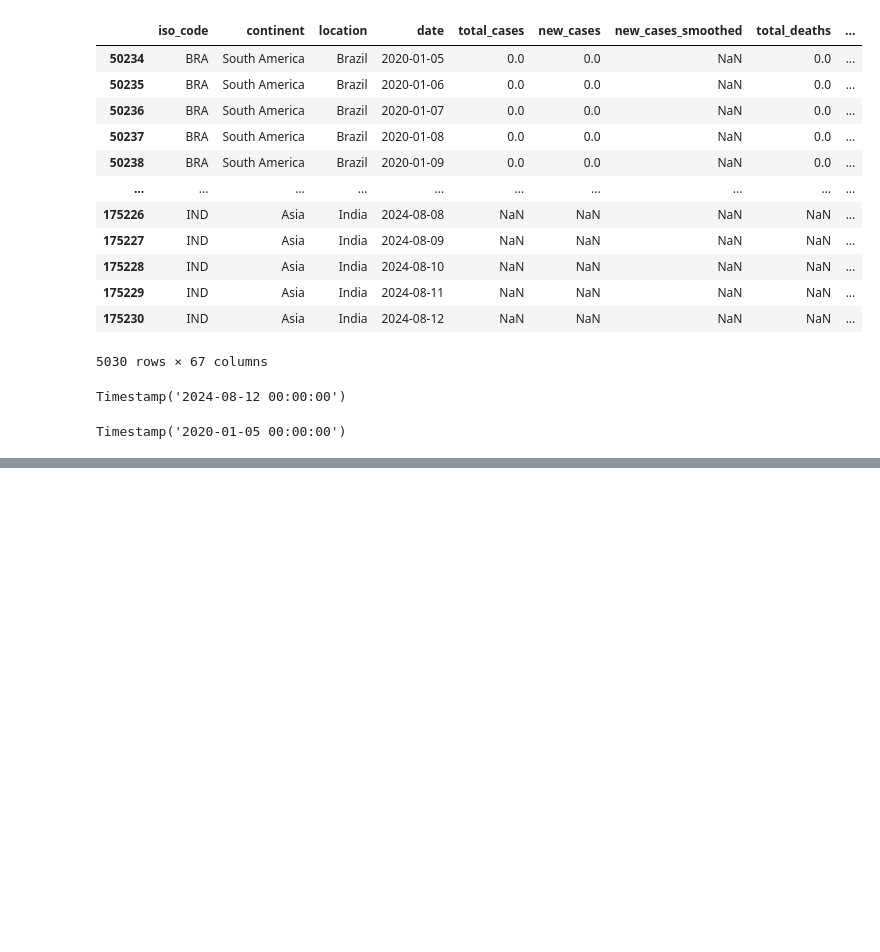
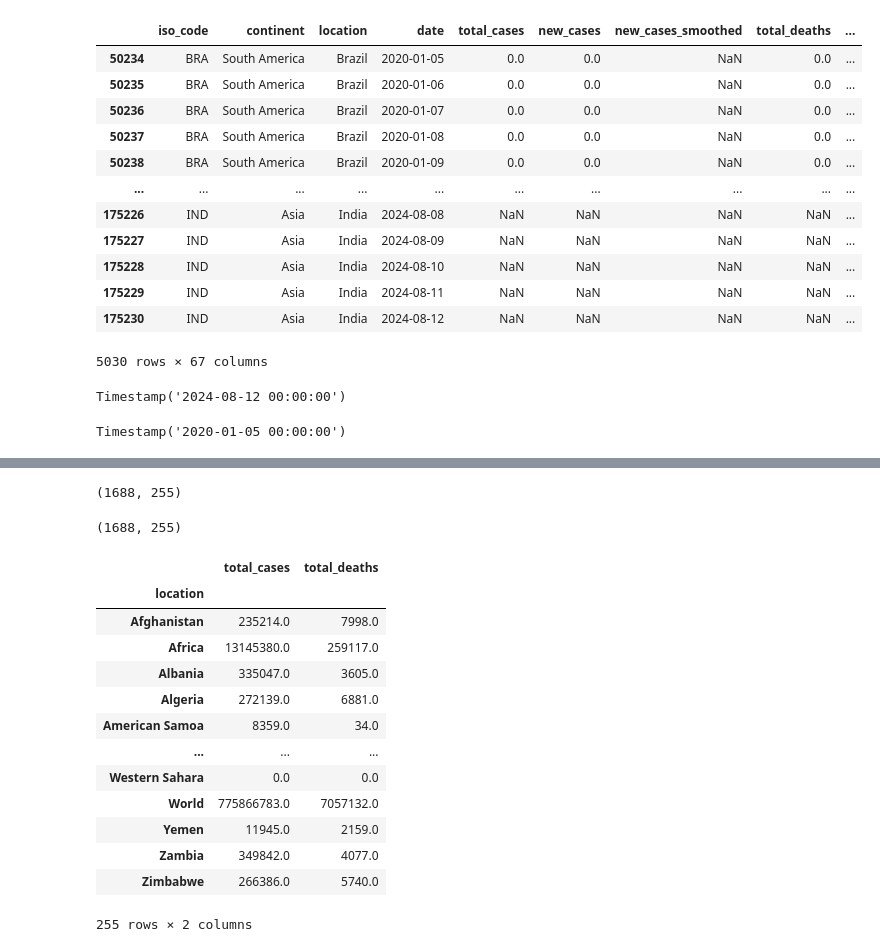
Before and after one commit to viswanathreddy-arch/Python-Projects, a Jupyter notebook: project-2/data.ipynb, the cells around one changed output, grey strips where cells are left out. Drawn from its saved outputs; the diff is of its cells as text; code cells hidden in the pictures; blank space fills up the shorter version.

```diff
--- a/project-2/data.ipynb
+++ b/project-2/data.ipynb
@@ -157,0 +173,4 @@ Index(['date', 'total_cases', 'new_cases', 'total_deaths', 'new_deaths',
+# %%
+pivot_table.shape
+# %% [output]
+(1688, 255)
@@ -157,0 +184,22 @@ Index(['date', 'total_cases', 'new_cases', 'total_deaths', 'new_deaths',
+# %%
+pivot_table1.shape
+# %% [output]
+(1688, 255)
+# %%
+total = df.groupby("location")[["total_cases", "total_deaths"]].max()
+total
+# %% [output]
+|  | total_cases | total_deaths |
+| location |  |  |
+| Afghanistan | 235214.0 | 7998.0 |
+| Africa | 13145380.0 | 259117.0 |
+| Albania | 335047.0 | 3605.0 |
+| Algeria | 272139.0 | 6881.0 |
+| American Samoa | 8359.0 | 34.0 |
+| ... | ... | ... |
+| Western Sahara | 0.0 | 0.0 |
+| World | 775866783.0 | 7057132.0 |
+| Yemen | 11945.0 | 2159.0 |
+| Zambia | 349842.0 | 4077.0 |
+| Zimbabwe | 266386.0 | 5740.0 |
+255 rows × 2 columns
```
Also changed, not shown: parts of 15 cells of this notebook.
